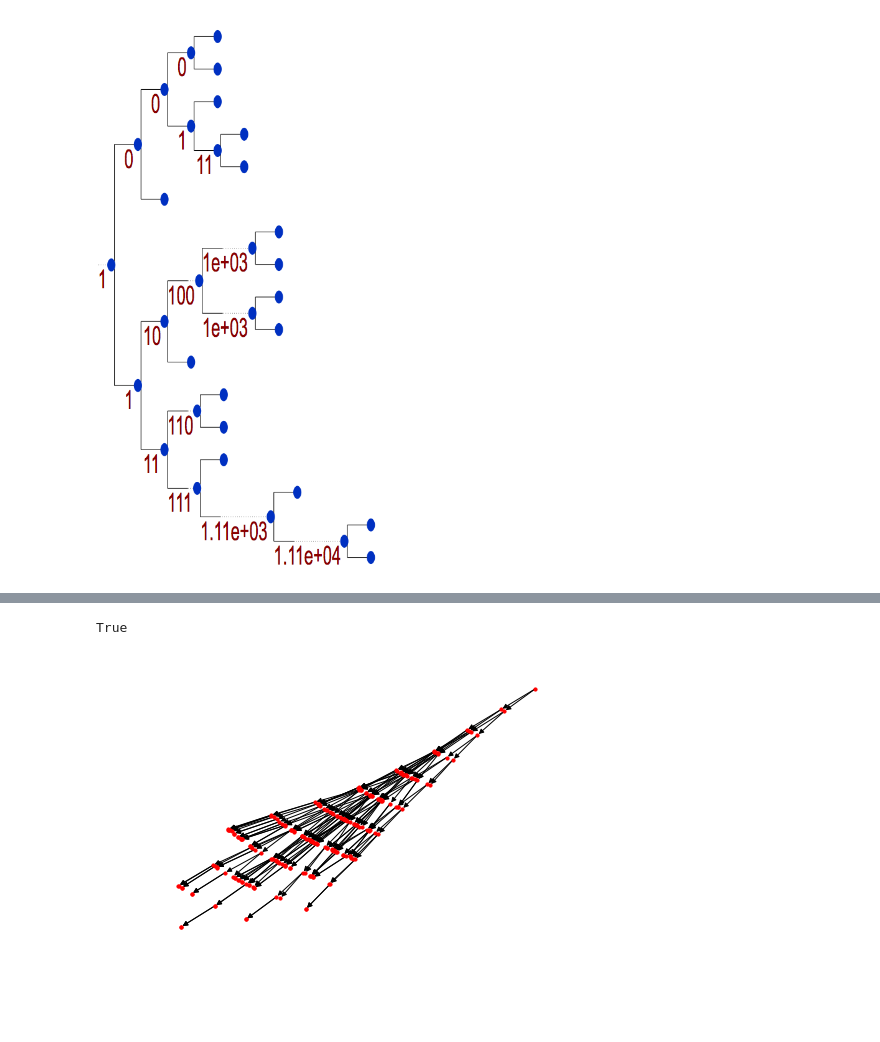
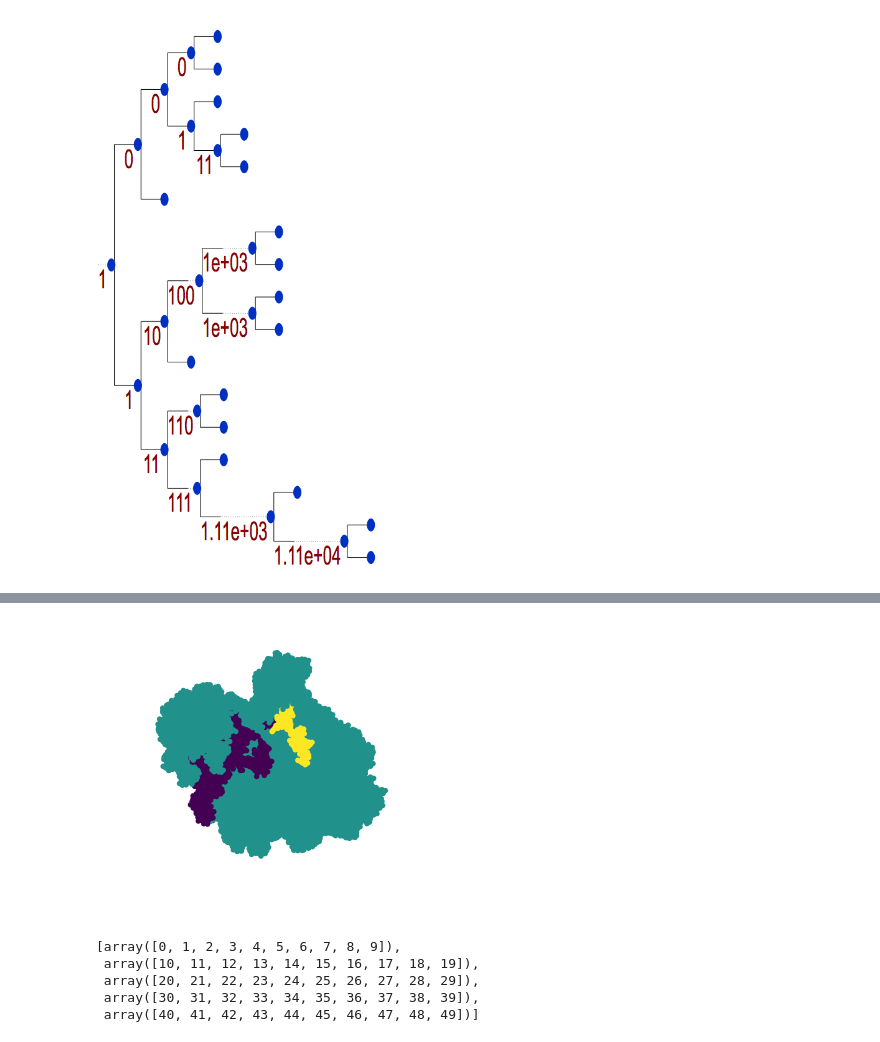
Before and after one commit to sbernasek/growth, a Jupyter notebook: notebooks/analysis.ipynb, the cells around one changed output, grey strips where cells are left out. Cells and saved outputs as stored; diff of their text form; code cells hidden in the pictures; blank space fills up the shorter version.

```diff
--- a/notebooks/analysis.ipynb
+++ b/notebooks/analysis.ipynb
@@ -292,4 +205,0 @@ a = '00132213'
-# %%
-a
-# %% [output]
-True
@@ -300,4 +206,7 @@ G = nx.DiGraph(dendrogram)
-# %%
-nx.draw_kamada_kawai(G, node_size=10, with_labels=False)
-# %% [output]
-[figure, removed]
+# %%
+for sim in sweep.load_batch(0):
+    sim
+# %%
+sim.plot()
+# %% [output]
+[figure, added]
@@ -303,0 +215,10 @@ nx.draw_kamada_kawai(G, node_size=10, with_labels=False)
+# %%
+b = 10
+
+[np.arange(i*b, i*b+b) for i in range(1+x.size//b)]
+# %% [output]
+[array([0, 1, 2, 3, 4, 5, 6, 7, 8, 9]),
+ array([10, 11, 12, 13, 14, 15, 16, 17, 18, 19]),
+ array([20, 21, 22, 23, 24, 25, 26, 27, 28, 29]),
+ array([30, 31, 32, 33, 34, 35, 36, 37, 38, 39]),
+ array([40, 41, 42, 43, 44, 45, 46, 47, 48, 49])]
```
Also changed, not shown: parts of 27 cells of this notebook, 7 other files.
